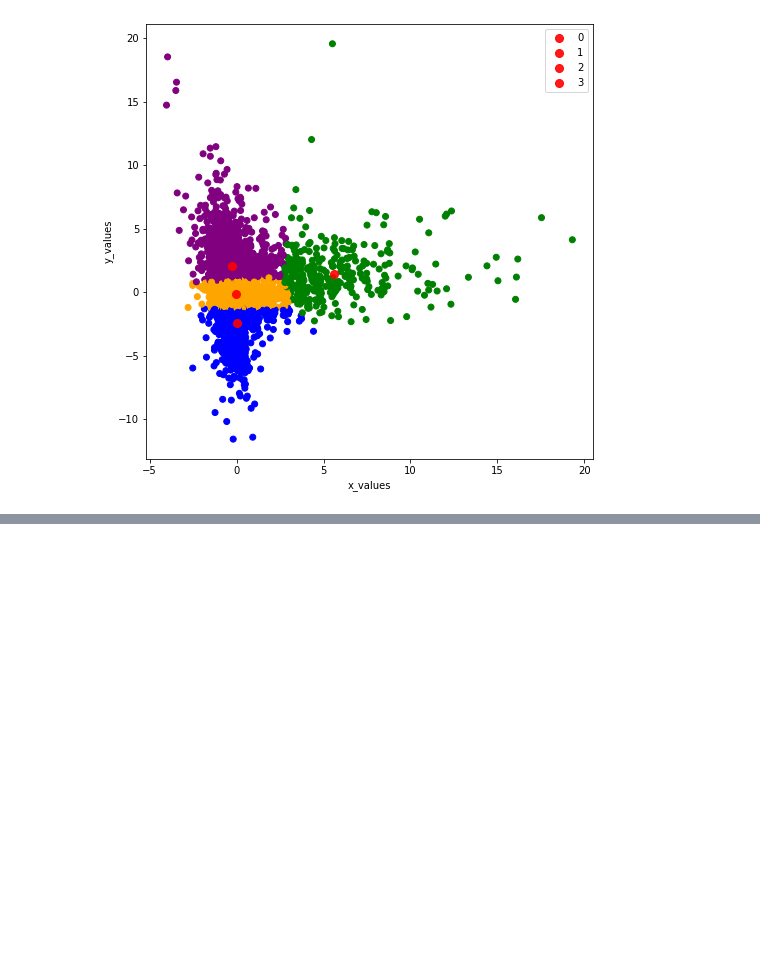
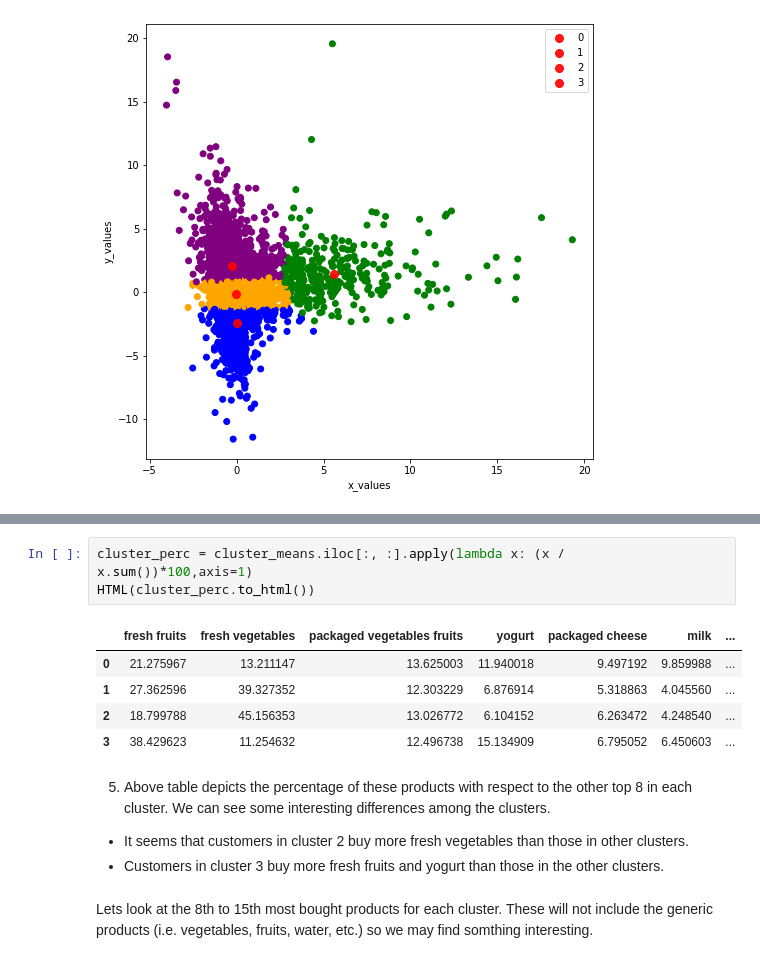
Before and after one commit to vinejain/customer-segmentation, a Jupyter notebook: instacart-analysis.ipynb, the cells around one changed output, grey strips where cells are left out. Cells and saved outputs as stored; diff of their text form; blank space fills up the shorter version.

```diff
--- a/instacart-analysis.ipynb
+++ b/instacart-analysis.ipynb
@@ -281,0 +442,16 @@ plt.show()
+# %%
+cluster_perc = cluster_means.iloc[:, :].apply(lambda x: (x / x.sum())*100,axis=1)
+HTML(cluster_perc.to_html())
+# %% [output]
+|  | fresh fruits | fresh vegetables | packaged vegetables fruits | yogurt | packaged cheese | milk | ... |
+| 0 | 21.275967 | 13.211147 | 13.625003 | 11.940018 | 9.497192 | 9.859988 | ... |
+| 1 | 27.362596 | 39.327352 | 12.303229 | 6.876914 | 5.318863 | 4.045560 | ... |
+| 2 | 18.799788 | 45.156353 | 13.026772 | 6.104152 | 6.263472 | 4.248540 | ... |
+| 3 | 38.429623 | 11.254632 | 12.496738 | 15.134909 | 6.795052 | 6.450603 | ... |
+# %% [markdown]
+5. Above table depicts the percentage of these products with respect to the other top 8 in each cluster. We can see some interesting differences among the clusters.
+
+- It seems that customers in cluster 2 buy more fresh vegetables than those in other clusters.
+- Customers in cluster 3 buy more fresh fruits and yogurt than those in the other clusters.
+# %% [markdown]
+Lets look at the 8th to 15th most bought products for each cluster. These will not include the generic products (i.e. vegetables, fruits, water, etc.) so we may find somthing interesting.
```
Also changed, not shown: parts of 27 cells of this notebook.
